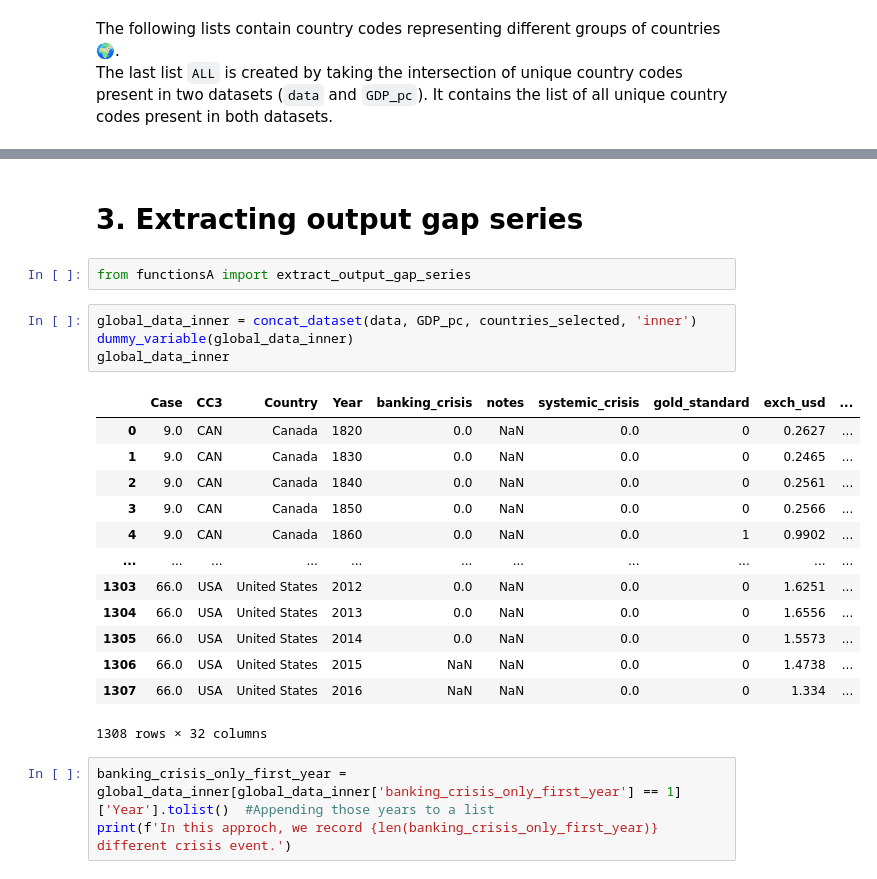
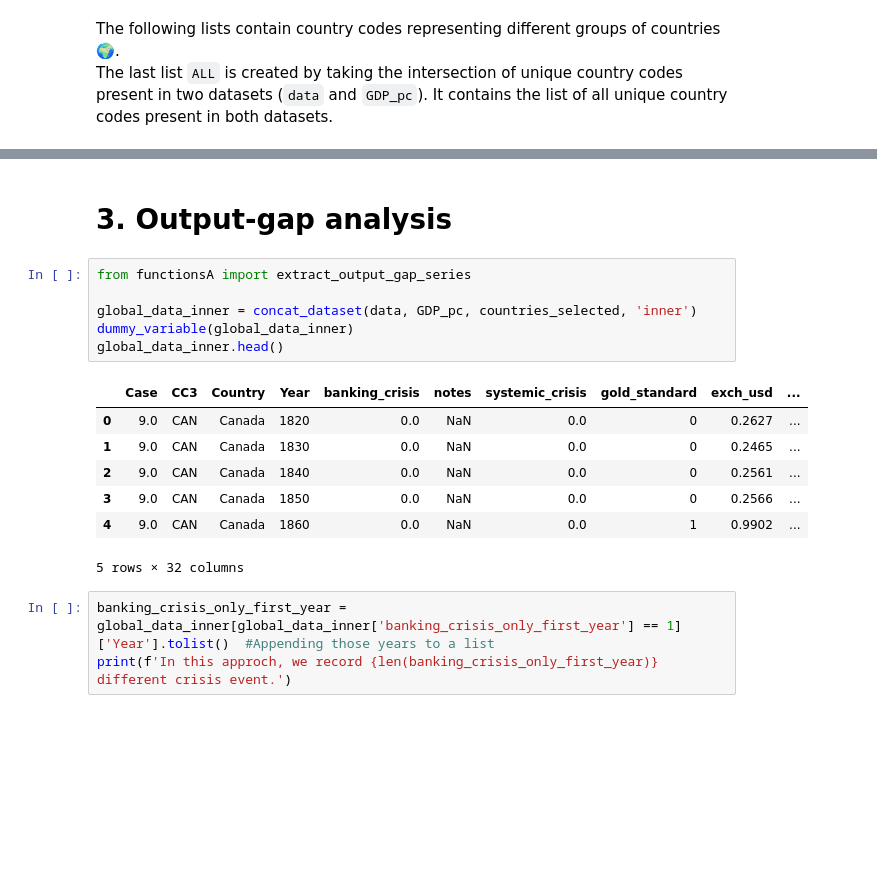
Before and after one commit to blengereau/Depression-and-recovery, a Jupyter notebook: code/mult_countries_research.ipynb, the cells around one changed output, grey strips where cells are left out. Saved outputs shown, nothing was run; the diff lists cells and outputs as text; blank space fills up the shorter version.

```diff
--- a/code/mult_countries_research.ipynb
+++ b/code/mult_countries_research.ipynb
@@ -128,27 +150,21 @@ plot_by_crisis_length(norm_inflation_series, crisis_duration, frequency_table, '
 [figure]
 [figure]
 # %% [markdown]
-# 3. Extracting output gap series
+# 3. Output-gap analysis
-# %%
-from functionsA import extract_output_gap_series
 # %%
+from functionsA import extract_output_gap_series
+
 global_data_inner = concat_dataset(data, GDP_pc, countries_selected, 'inner')
 dummy_variable(global_data_inner)
-global_data_inner
+global_data_inner.head()
 # %% [output]
 |  | Case | CC3 | Country | Year | banking_crisis | notes | systemic_crisis | gold_standard | exch_usd | ... |
 | 0 | 9.0 | CAN | Canada | 1820 | 0.0 | NaN | 0.0 | 0 | 0.2627 | ... |
 | 1 | 9.0 | CAN | Canada | 1830 | 0.0 | NaN | 0.0 | 0 | 0.2465 | ... |
 | 2 | 9.0 | CAN | Canada | 1840 | 0.0 | NaN | 0.0 | 0 | 0.2561 | ... |
 | 3 | 9.0 | CAN | Canada | 1850 | 0.0 | NaN | 0.0 | 0 | 0.2566 | ... |
 | 4 | 9.0 | CAN | Canada | 1860 | 0.0 | NaN | 0.0 | 1 | 0.9902 | ... |
-| ... | ... | ... | ... | ... | ... | ... | ... | ... | ... | ... |
-| 1303 | 66.0 | USA | United States | 2012 | 0.0 | NaN | 0.0 | 0 | 1.6251 | ... |
-| 1304 | 66.0 | USA | United States | 2013 | 0.0 | NaN | 0.0 | 0 | 1.6556 | ... |
-| 1305 | 66.0 | USA | United States | 2014 | 0.0 | NaN | 0.0 | 0 | 1.5573 | ... |
-| 1306 | 66.0 | USA | United States | 2015 | NaN | NaN | 0.0 | 0 | 1.4738 | ... |
-| 1307 | 66.0 | USA | United States | 2016 | NaN | NaN | 0.0 | 0 | 1.334 | ... |
-1308 rows × 32 columns
+5 rows × 32 columns
 # %%
 banking_crisis_only_first_year = global_data_inner[global_data_inner['banking_crisis_only_first_year'] == 1]['Year'].tolist()  #Appending those years to a list
 print(f'In this approch, we record {len(banking_crisis_only_first_year)} different crisis event.')
```
Also changed, not shown: parts of 29 cells of this notebook, 4 other files.
